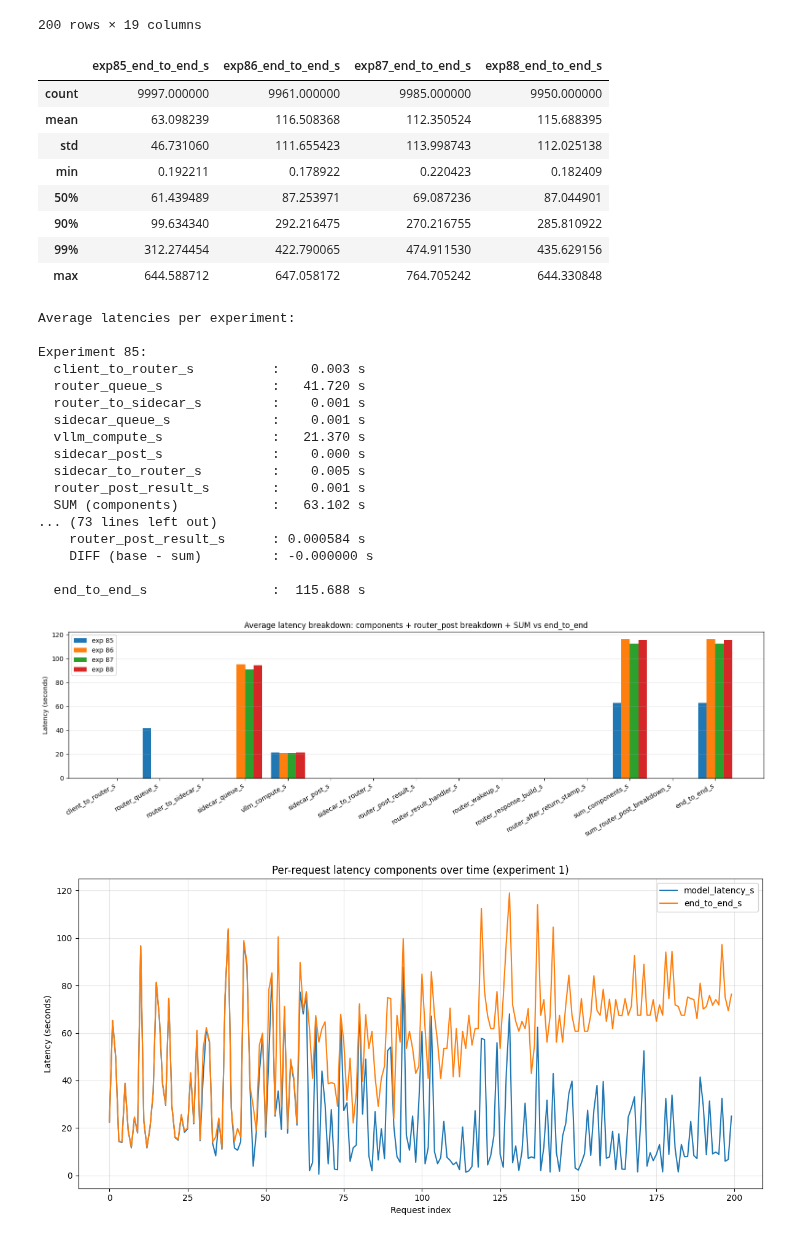
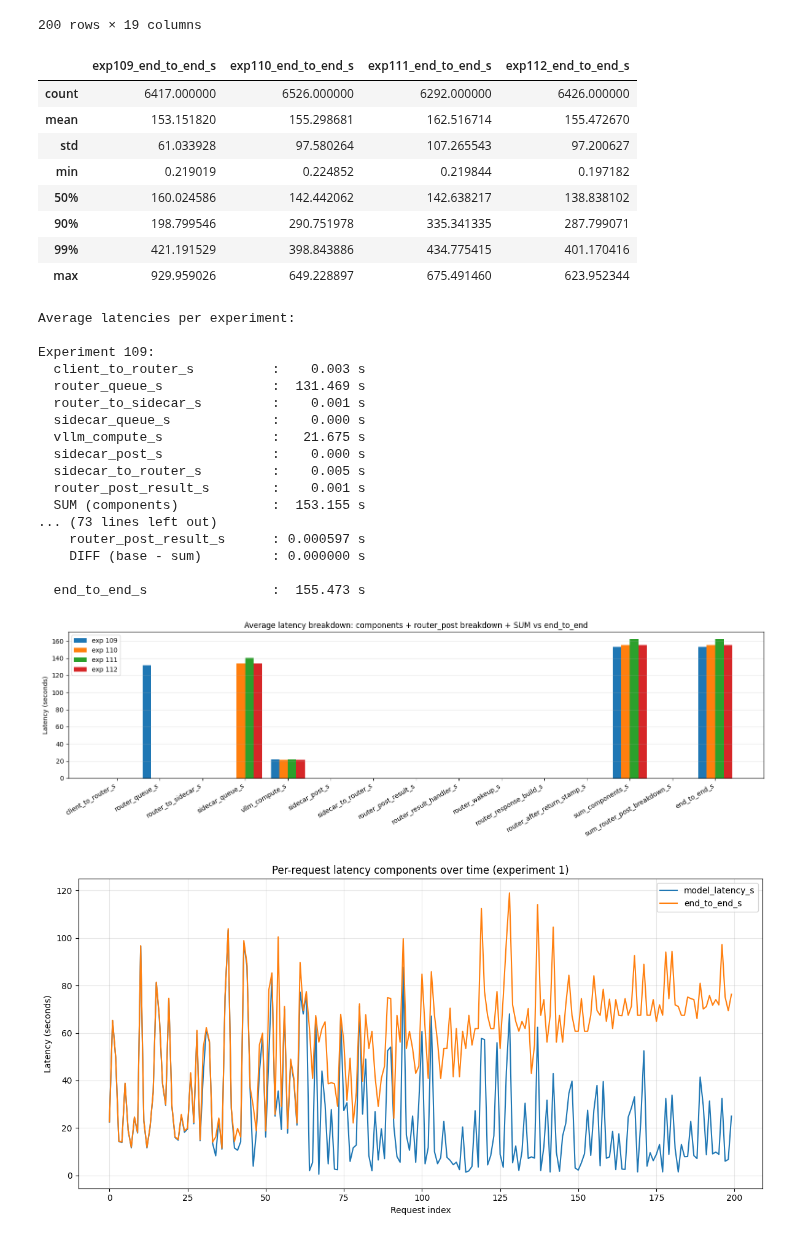
Before and after one commit to immengzi/LLM-LA, a Jupyter notebook: microservice/analysis.ipynb, the cells around one changed output. Drawn from its saved outputs; the diff is of its cells as text; code cells hidden in the pictures.

```diff
--- a/microservice/analysis.ipynb
+++ b/microservice/analysis.ipynb
@@ -65,8 +65,13 @@ import pandas as pd
 # experiments = [73, 74, 75, 76]
 # experiments = [77, 78, 79, 80]
 # experiments = [81, 82, 83, 84]
-experiments = [85, 86, 87, 88]
+# experiments = [85, 86, 87, 88]
 # experiments = [89, 90, 91, 92]
+# experiments = [93, 94, 95, 96]
+# experiments = [97, 98, 99, 100]
+# experiments = [101, 102, 103, 104]
+# experiments = [105, 106, 107, 108]
+experiments = [109, 110, 111, 112]
 # ----------------------------------------------
 
 # Latency columns of interest
@@ -96,15 +101,15 @@ comparison = pd.concat(summaries, axis=1)
 
 comparison
 # %% [output]
-|  | exp85_end_to_end_s | exp86_end_to_end_s | exp87_end_to_end_s | exp88_end_to_end_s |
-| count | 9997.000000 | 9961.000000 | 9985.000000 | 9950.000000 |
-| mean | 63.098239 | 116.508368 | 112.350524 | 115.688395 |
-| std | 46.731060 | 111.655423 | 113.998743 | 112.025138 |
-| min | 0.192211 | 0.178922 | 0.220423 | 0.182409 |
-| 50% | 61.439489 | 87.253971 | 69.087236 | 87.044901 |
-| 90% | 99.634340 | 292.216475 | 270.216755 | 285.810922 |
-| 99% | 312.274454 | 422.790065 | 474.911530 | 435.629156 |
-| max | 644.588712 | 647.058172 | 764.705242 | 644.330848 |
+|  | exp109_end_to_end_s | exp110_end_to_end_s | exp111_end_to_end_s | exp112_end_to_end_s |
+| count | 6417.000000 | 6526.000000 | 6292.000000 | 6426.000000 |
+| mean | 153.151820 | 155.298681 | 162.516714 | 155.472670 |
+| std | 61.033928 | 97.580264 | 107.265543 | 97.200627 |
+| min | 0.219019 | 0.224852 | 0.219844 | 0.197182 |
+| 50% | 160.024586 | 142.442062 | 142.638217 | 138.838102 |
+| 90% | 198.799546 | 290.751978 | 335.341335 | 287.799071 |
+| 99% | 421.191529 | 398.843886 | 434.775415 | 401.170416 |
+| max | 929.959026 | 649.228897 | 675.491460 | 623.952344 |
 # %%
 from experiment_analysis import load_experiment_latencies
 import matplotlib.pyplot as plt
@@ -132,8 +137,13 @@ import numpy as np
 # experiments = [73, 74, 75, 76]
 # experiments = [77, 78, 79, 80]
 # experiments = [81, 82, 83, 84]
-experiments = [85, 86, 87, 88]
+# experiments = [85, 86, 87, 88]
 # experiments = [89, 90, 91, 92]
+# experiments = [93, 94, 95, 96]
+# experiments = [97, 98, 99, 100]
+# experiments = [101, 102, 103, 104]
+# experiments = [105, 106, 107, 108]
+experiments = [109, 110, 111, 112]
 # ---------------------------
 
 # Non-overlapping latency components (base)
@@ -243,42 +253,42 @@ x = np.arange(len(labels))
 width = 0.8 / len(experiments)
 
 plt.figure(figsize=(16, 5))
 
 for i, exp_id in enumerate(experiments):
     vals = [avg_by_exp[exp_id].get(k, np.nan) for k in labels]
     plt.bar(x + i * width, vals, width, label=f"exp {exp_id}")
 
 plt.xticks(
     x + width * (len(experiments) - 1) / 2,
     labels,
     rotation=30,
     ha="right"
 )
 plt.ylabel("Latency (seconds)")
 plt.title("Average latency breakdown: components + router_post breakdown + SUM vs end_to_end")
 plt.legend()
 plt.grid(axis="y", alpha=0.3)
 plt.tight_layout()
 plt.show()
 # %% [output]
 Average latencies per experiment:
 
-Experiment 85:
+Experiment 109:
   client_to_router_s          :    0.003 s
-  router_queue_s              :   41.720 s
+  router_queue_s              :  131.469 s
   router_to_sidecar_s         :    0.001 s
-  sidecar_queue_s             :    0.001 s
-  vllm_compute_s              :   21.370 s
+  sidecar_queue_s             :    0.000 s
+  vllm_compute_s              :   21.675 s
   sidecar_post_s              :    0.000 s
   sidecar_to_router_s         :    0.005 s
   router_post_result_s        :    0.001 s
-  SUM (components)            :   63.102 s
+  SUM (components)            :  153.155 s
 ... (73 lines left out)
-    router_post_result_s      : 0.000584 s
-    DIFF (base - sum)         : -0.000000 s
+    router_post_result_s      : 0.000597 s
+    DIFF (base - sum)         : 0.000000 s
 
-  end_to_end_s                :  115.688 s
+  end_to_end_s                :  155.473 s
-[figure, old version]
+[figure, new version]
 # %%
 from experiment_analysis import load_experiment_latencies
 import matplotlib.pyplot as plt
```
Also changed, not shown: parts of 7 cells of this notebook, 25 other files.
